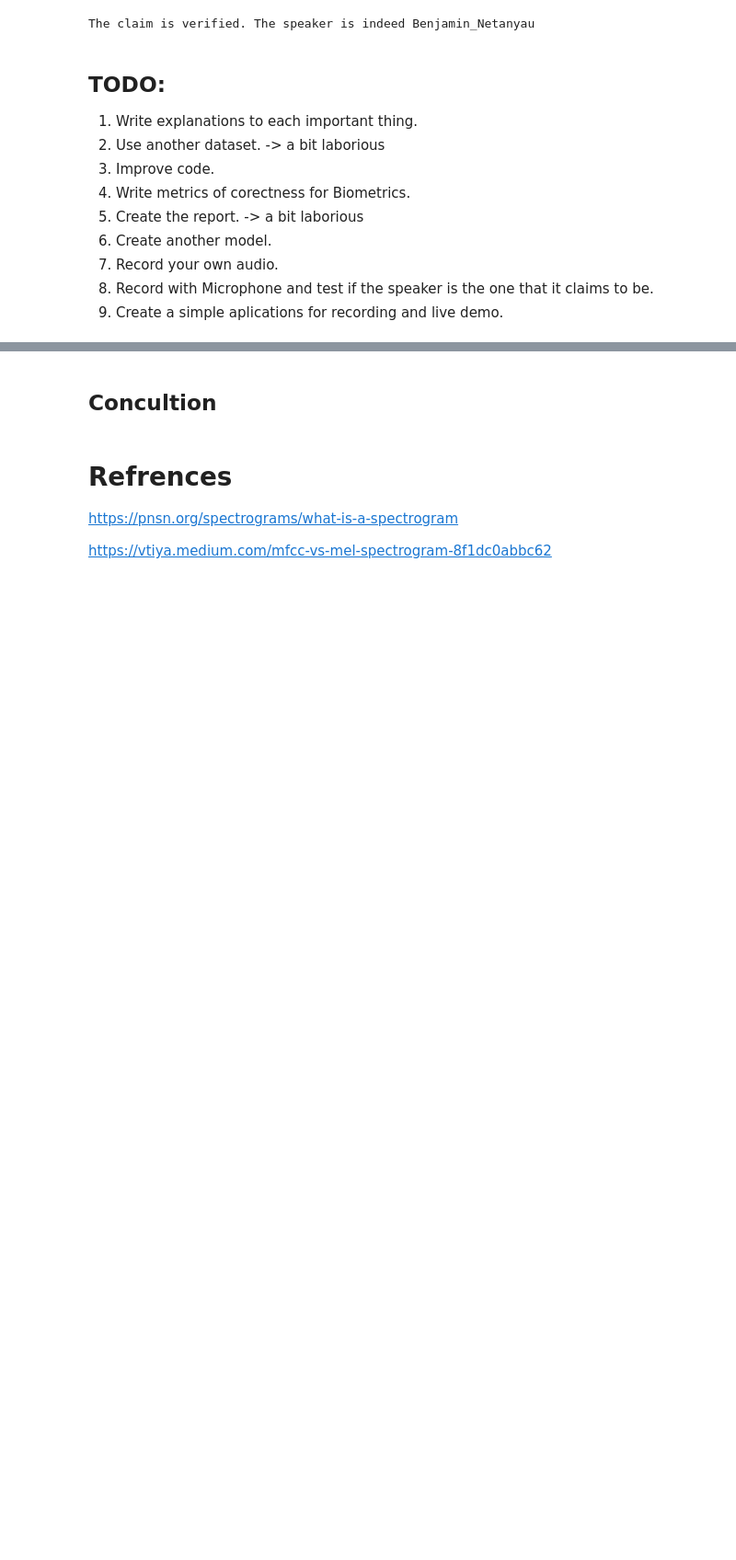
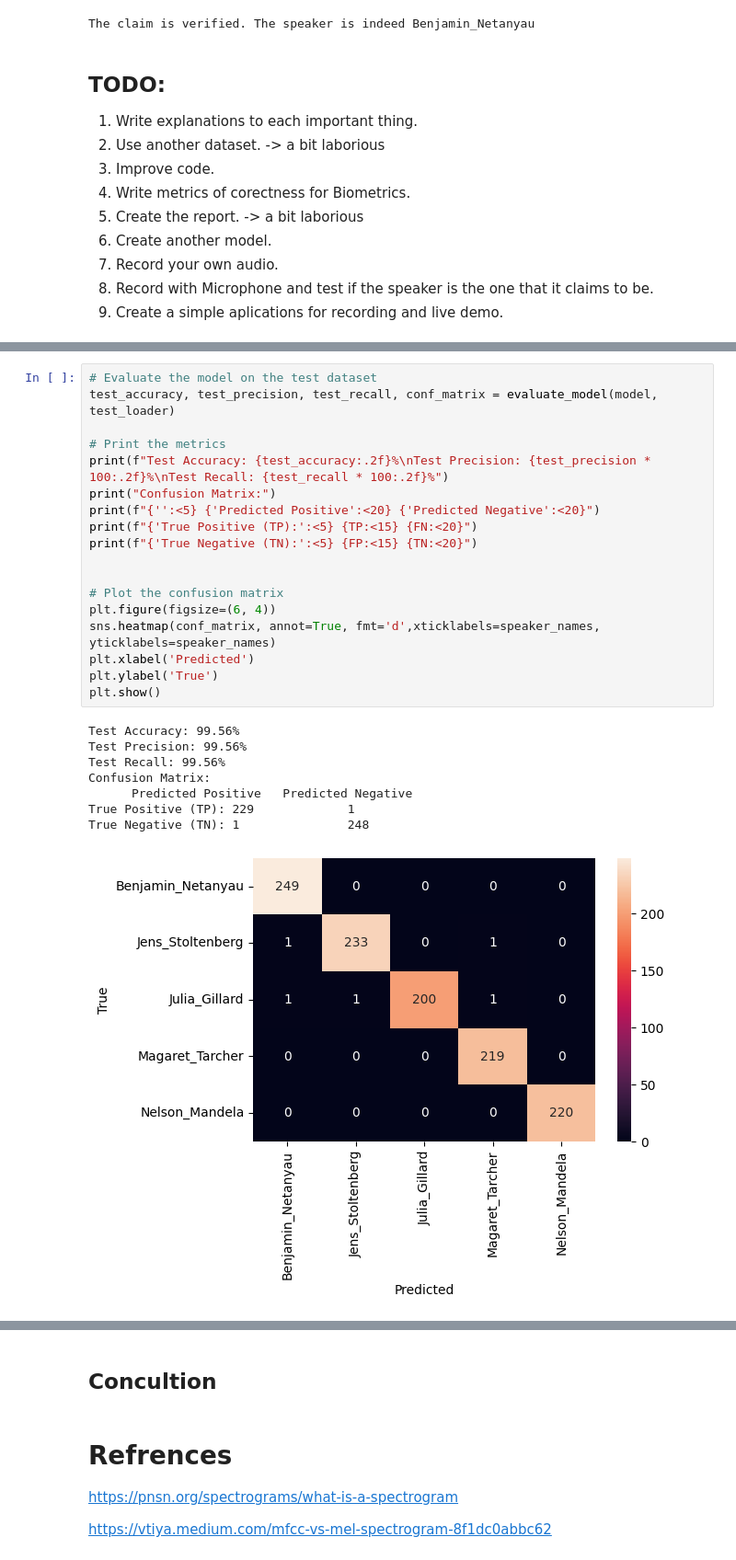
Before and after one commit to calimandaniel/SpeakerRecognition, a Jupyter notebook: BS_Project_Vilma_Gabriel_Daniel.ipynb, the cells around one changed output, grey strips where cells are left out. Shown at 92% size. Cells and saved outputs as stored; diff of their text form; blank space fills up the shorter version.

```diff
--- a/BS_Project_Vilma_Gabriel_Daniel.ipynb
+++ b/BS_Project_Vilma_Gabriel_Daniel.ipynb
@@ -477,0 +597,27 @@ The claim is verified. The speaker is indeed Benjamin_Netanyau
+# %%
+# Evaluate the model on the test dataset
+test_accuracy, test_precision, test_recall, conf_matrix = evaluate_model(model, test_loader)
+
+# Print the metrics
+print(f"Test Accuracy: {test_accuracy:.2f}%\nTest Precision: {test_precision * 100:.2f}%\nTest Recall: {test_recall * 100:.2f}%")
+print("Confusion Matrix:")
+print(f"{'':<5} {'Predicted Positive':<20} {'Predicted Negative':<20}")
+print(f"{'True Positive (TP):':<5} {TP:<15} {FN:<20}")
+print(f"{'True Negative (TN):':<5} {FP:<15} {TN:<20}")
+
+
+# Plot the confusion matrix
+plt.figure(figsize=(6, 4))
+sns.heatmap(conf_matrix, annot=True, fmt='d',xticklabels=speaker_names, yticklabels=speaker_names)
+plt.xlabel('Predicted')
+plt.ylabel('True')
+plt.show()
+# %% [output]
+Test Accuracy: 99.56%
+Test Precision: 99.56%
+Test Recall: 99.56%
+Confusion Matrix:
+      Predicted Positive   Predicted Negative
+True Positive (TP): 229             1
+True Negative (TN): 1               248
+[figure, added]
```
Also changed, not shown: parts of 9 cells of this notebook.
